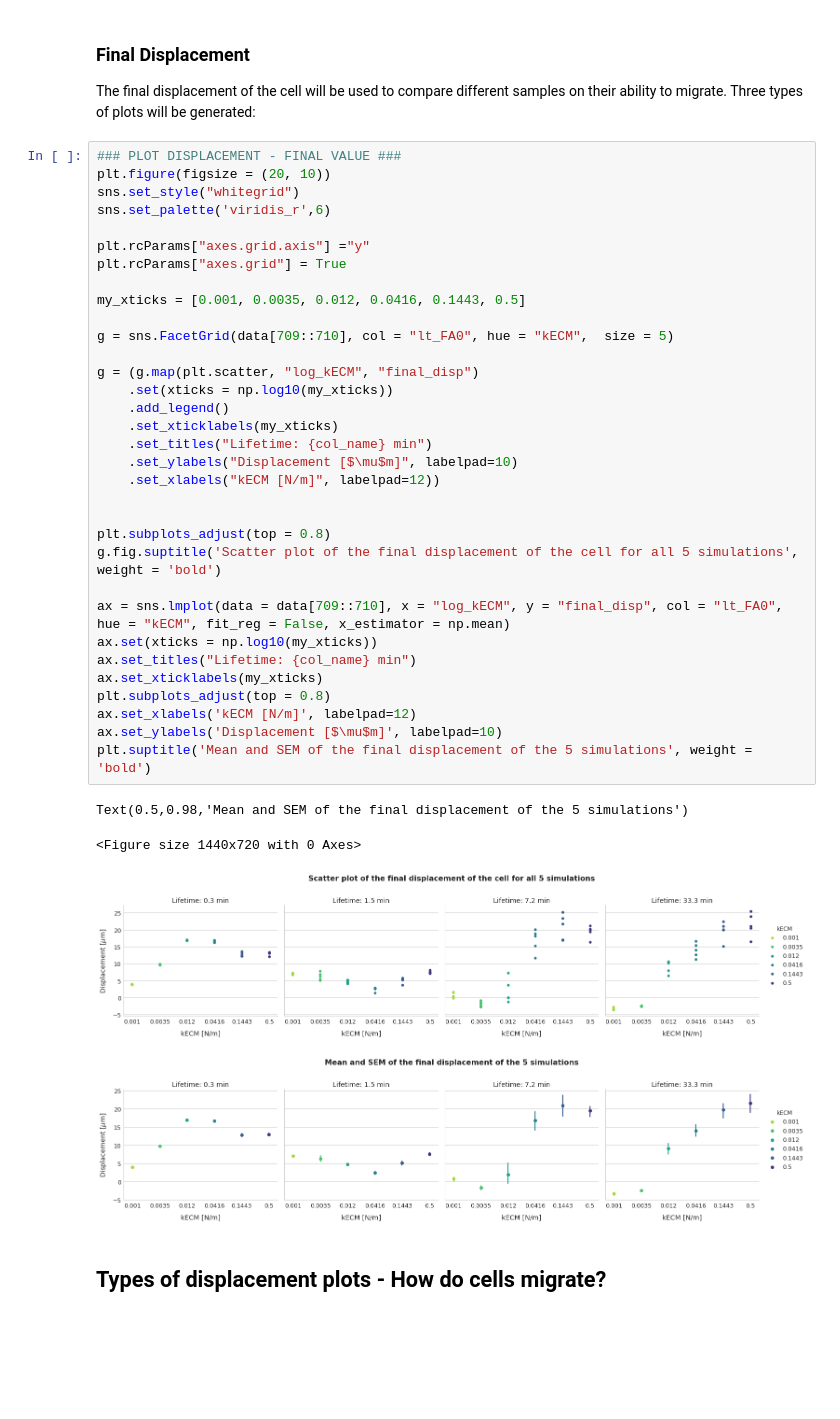
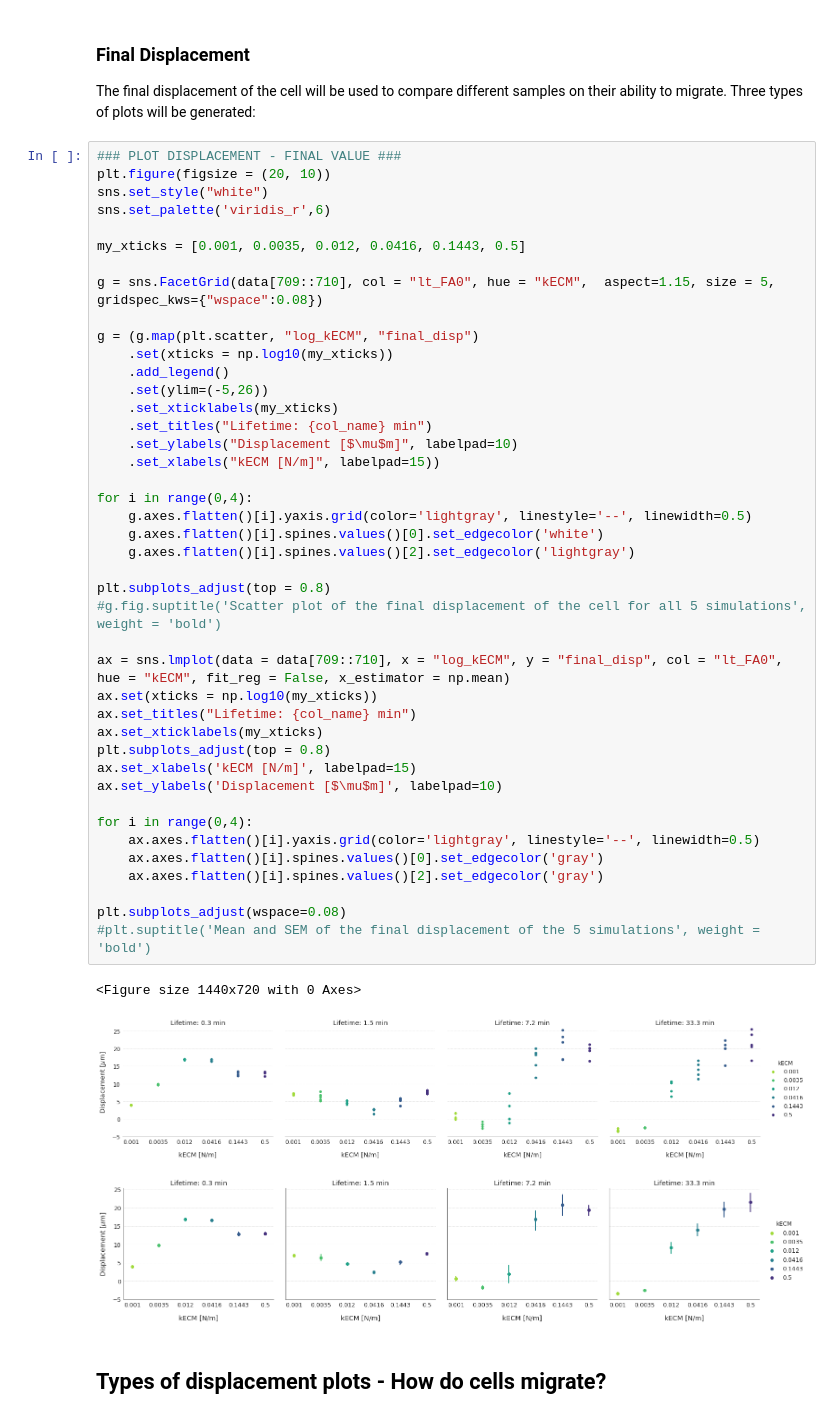
Before and after one commit to IGGoncalves/FinalScripts_MScThesis, a Jupyter notebook: General_Notebook.ipynb, the cells around one changed output. Saved outputs shown, nothing was run; the diff lists cells and outputs as text; blank space fills up the shorter version.

```diff
--- a/General_Notebook.ipynb
+++ b/General_Notebook.ipynb
@@ -79,40 +79,48 @@ The final displacement of the cell will be used to compare different samples on
 # %%
 ### PLOT DISPLACEMENT - FINAL VALUE ###
 plt.figure(figsize = (20, 10))
-sns.set_style("whitegrid")
+sns.set_style("white")
 sns.set_palette('viridis_r',6)
-
-plt.rcParams["axes.grid.axis"] ="y"
-plt.rcParams["axes.grid"] = True
 
 my_xticks = [0.001, 0.0035, 0.012, 0.0416, 0.1443, 0.5]
 
-g = sns.FacetGrid(data[709::710], col = "lt_FA0", hue = "kECM",  size = 5)
+g = sns.FacetGrid(data[709::710], col = "lt_FA0", hue = "kECM",  aspect=1.15, size = 5, gridspec_kws={"wspace":0.08})
 
 g = (g.map(plt.scatter, "log_kECM", "final_disp")
     .set(xticks = np.log10(my_xticks))
     .add_legend()
+    .set(ylim=(-5,26))
     .set_xticklabels(my_xticks)
     .set_titles("Lifetime: {col_name} min")
     .set_ylabels("Displacement [$\mu$m]", labelpad=10)
-    .set_xlabels("kECM [N/m]", labelpad=12))
+    .set_xlabels("kECM [N/m]", labelpad=15))
 
+for i in range(0,4):
+    g.axes.flatten()[i].yaxis.grid(color='lightgray', linestyle='--', linewidth=0.5)
+    g.axes.flatten()[i].spines.values()[0].set_edgecolor('white')
+    g.axes.flatten()[i].spines.values()[2].set_edgecolor('lightgray')
 
 plt.subplots_adjust(top = 0.8)
-g.fig.suptitle('Scatter plot of the final displacement of the cell for all 5 simulations', weight = 'bold')
+#g.fig.suptitle('Scatter plot of the final displacement of the cell for all 5 simulations', weight = 'bold')
 
 ax = sns.lmplot(data = data[709::710], x = "log_kECM", y = "final_disp", col = "lt_FA0", hue = "kECM", fit_reg = False, x_estimator = np.mean)
 ax.set(xticks = np.log10(my_xticks))
 ax.set_titles("Lifetime: {col_name} min")
 ax.set_xticklabels(my_xticks)
 plt.subplots_adjust(top = 0.8)
-ax.set_xlabels('kECM [N/m]', labelpad=12)
+ax.set_xlabels('kECM [N/m]', labelpad=15)
 ax.set_ylabels('Displacement [$\mu$m]', labelpad=10)
-plt.suptitle('Mean and SEM of the final displacement of the 5 simulations', weight = 'bold')
+
+for i in range(0,4):
+    ax.axes.flatten()[i].yaxis.grid(color='lightgray', linestyle='--', linewidth=0.5)
+    ax.axes.flatten()[i].spines.values()[0].set_edgecolor('gray')
+    ax.axes.flatten()[i].spines.values()[2].set_edgecolor('gray')
+
+plt.subplots_adjust(wspace=0.08)
+#plt.suptitle('Mean and SEM of the final displacement of the 5 simulations', weight = 'bold')
 # %% [output]
-Text(0.5,0.98,'Mean and SEM of the final displacement of the 5 simulations')
+<Figure size 1440x720 with 0 Axes>
-<Figure size 1440x720 with 0 Axes>
-[figure, old version]
+[figure, new version]
-[figure, old version]
+[figure, new version]
 # %% [markdown]
 ## Types of displacement plots - How do cells migrate?
```
Also changed, not shown: parts of 2 cells of this notebook, 2 other files.
